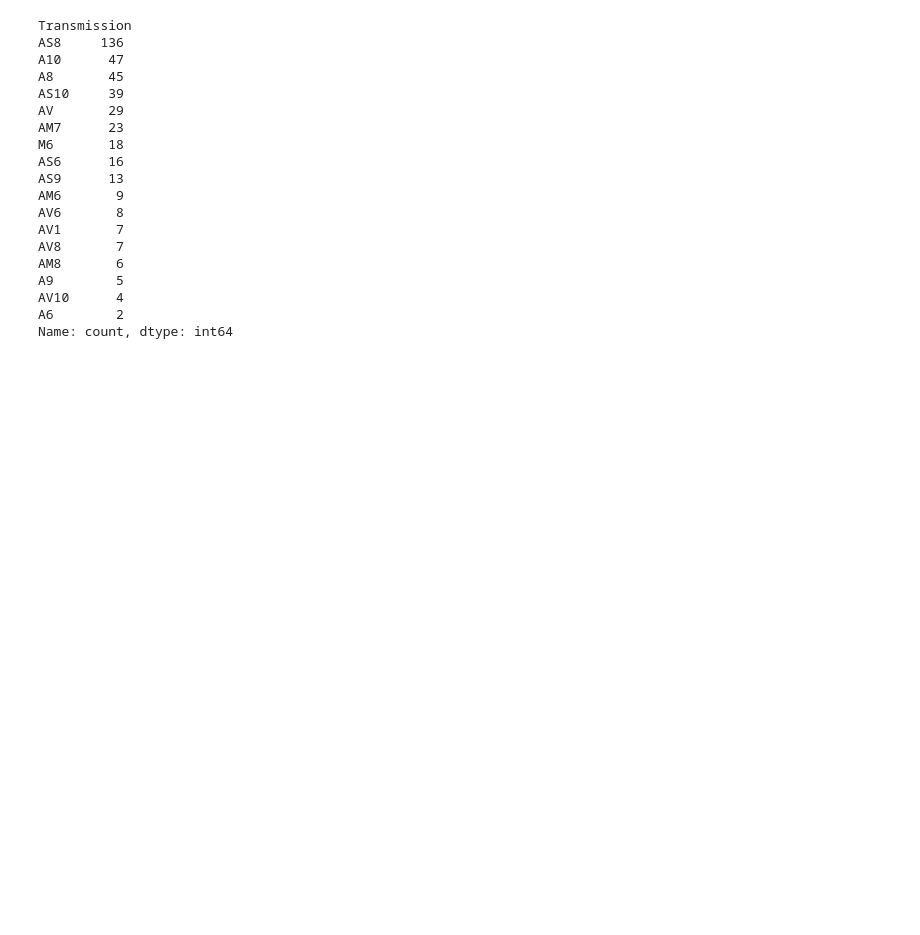
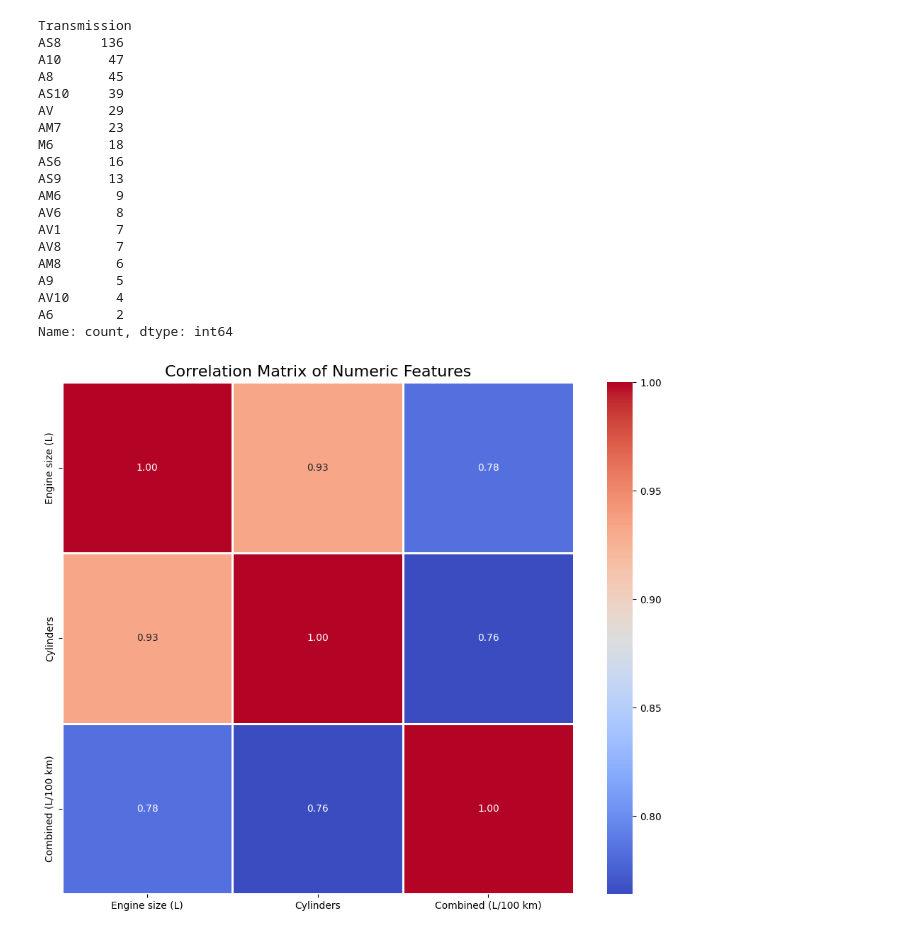
Before and after one commit to vk-donga756/CO2_Emission_Predictor, a Jupyter notebook: ML lab project (1).ipynb, the cells around one changed output. Cells and saved outputs as stored; diff of their text form; code cells hidden in the pictures; blank space fills up the shorter version.

```diff
--- a/ML lab project (1).ipynb
+++ b/ML lab project (1).ipynb
@@ -53,0 +43,10 @@ Name: count, dtype: int64
+# %%
+# Correlation heatmap for numeric features
+plt.figure(figsize=(10, 8))
+correlation_matrix = data[numeric_features].corr()
+sns.heatmap(correlation_matrix, annot=True, fmt='.2f', cmap='coolwarm', square=True, linewidths=1)
+plt.title('Correlation Matrix of Numeric Features', fontsize=16)
+plt.tight_layout()
+plt.show()
+# %% [output]
+[figure, added]
```
Also changed, not shown: parts of 8 cells of this notebook, 16 other files.
